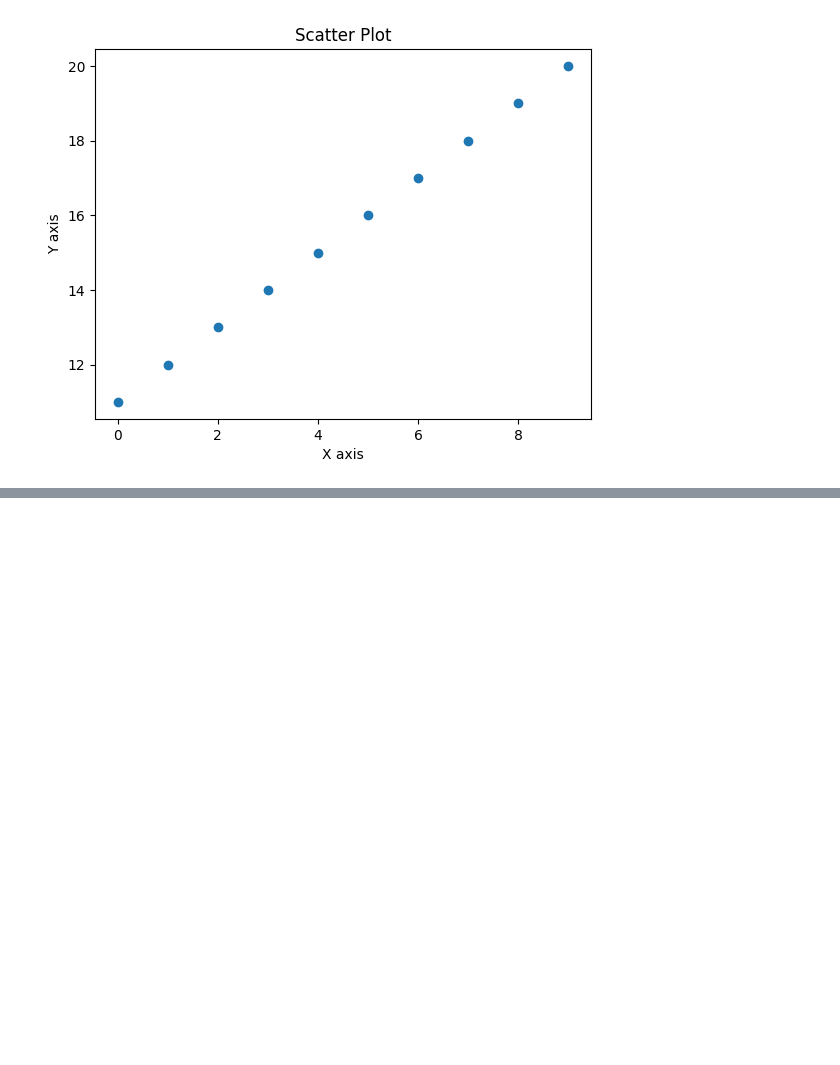
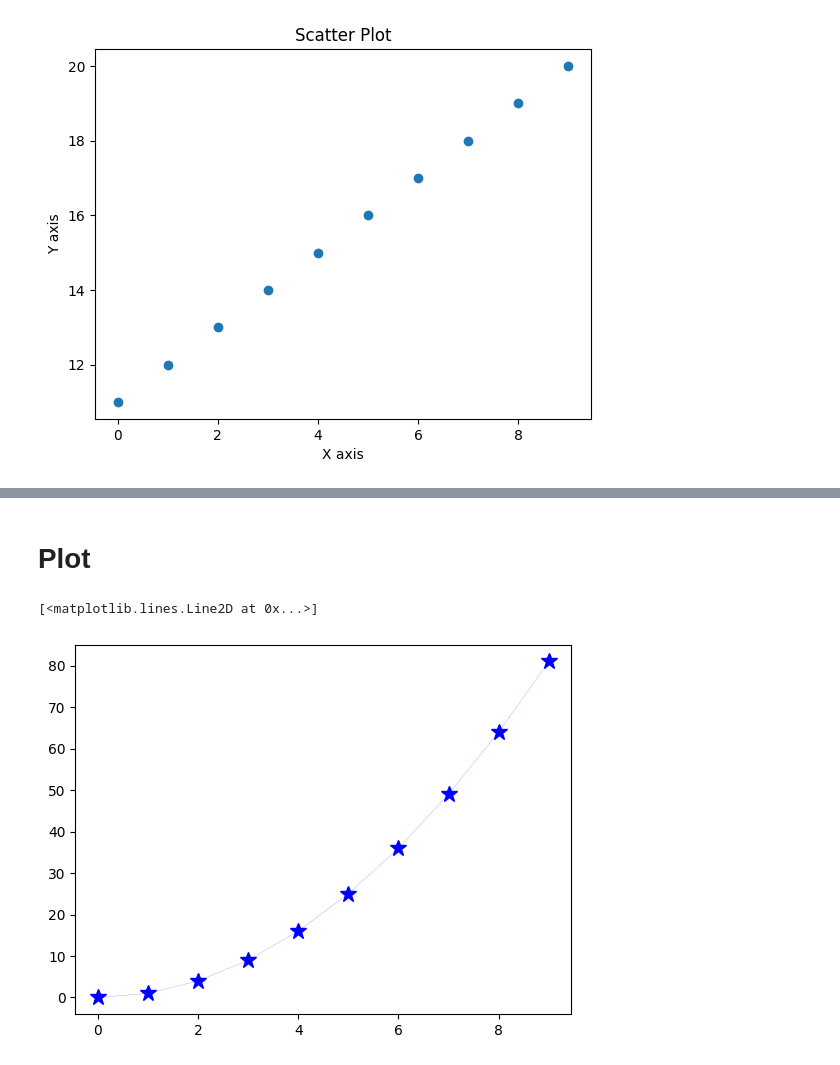
Before and after one commit to Shourov629/Exercise, a Jupyter notebook: Matplotlib/Matplotlib_exercise_1.ipynb, the cells around one changed output, grey strips where cells are left out. Cells and saved outputs as stored; diff of their text form; code cells hidden in the pictures; blank space fills up the shorter version.

```diff
--- a/Matplotlib/Matplotlib_exercise_1.ipynb
+++ b/Matplotlib/Matplotlib_exercise_1.ipynb
@@ -16,0 +32,7 @@ plt.show()
+# %% [markdown]
+# Plot
+# %%
+plt.plot(x,y,'b*', linestyle='solid', linewidth=.1, markersize=12)
+# %% [output]
+[<matplotlib.lines.Line2D at 0x...>]
+[figure, added]
```
Also changed, not shown: parts of 14 cells of this notebook.
